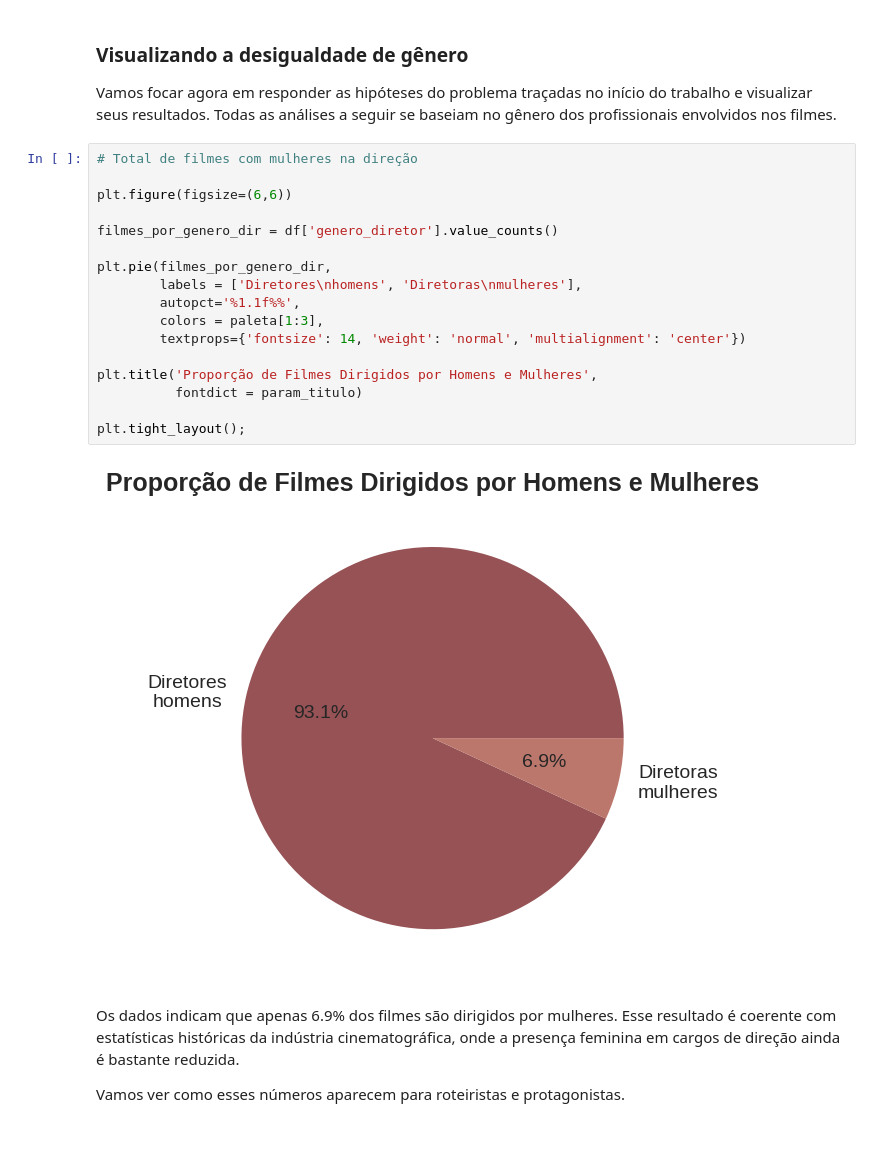
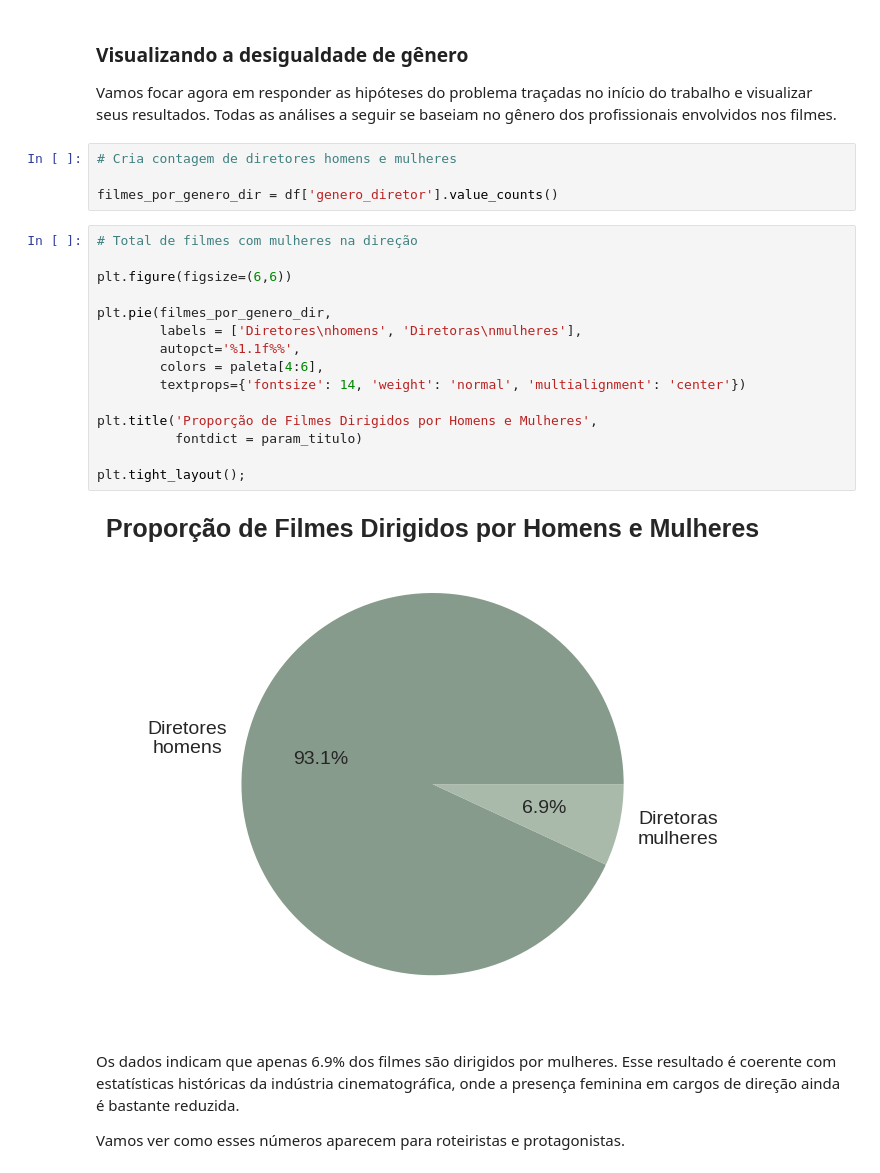
Before and after one commit to lauragonzaga/MVP-Representatividade-Feminina-no-Cinema, a Jupyter notebook: MVP_Representatividade_Feminina_no_Cinema.ipynb, the cells around one changed output. Saved outputs shown, nothing was run; the diff lists cells and outputs as text; blank space fills up the shorter version.

```diff
--- a/MVP_Representatividade_Feminina_no_Cinema.ipynb
+++ b/MVP_Representatividade_Feminina_no_Cinema.ipynb
@@ -709,25 +711,27 @@ Os dados revelam uma disparidade significativa na representação de gênero no
 ### Visualizando a desigualdade de gênero
 
 Vamos focar agora em responder as hipóteses do problema traçadas no início do trabalho e visualizar seus resultados. Todas as análises a seguir se baseiam no gênero dos profissionais envolvidos nos filmes.
+# %%
+# Cria contagem de diretores homens e mulheres
+
+filmes_por_genero_dir = df['genero_diretor'].value_counts()
 # %%
 # Total de filmes com mulheres na direção
 
 plt.figure(figsize=(6,6))
 
-filmes_por_genero_dir = df['genero_diretor'].value_counts()
-
 plt.pie(filmes_por_genero_dir,
         labels = ['Diretores\nhomens', 'Diretoras\nmulheres'],
         autopct='%1.1f%%',
-        colors = paleta[1:3],
+        colors = paleta[4:6],
         textprops={'fontsize': 14, 'weight': 'normal', 'multialignment': 'center'})
 
 plt.title('Proporção de Filmes Dirigidos por Homens e Mulheres',
           fontdict = param_titulo)
 
 plt.tight_layout();
 # %% [output]
-[figure, old version]
+[figure, new version]
 # %% [markdown]
 Os dados indicam que apenas 6.9% dos filmes são dirigidos por mulheres. Esse resultado é coerente com estatísticas históricas da indústria cinematográfica, onde a presença feminina em cargos de direção ainda é bastante reduzida.
 
```
Also changed, not shown: parts of 10 cells of this notebook.
